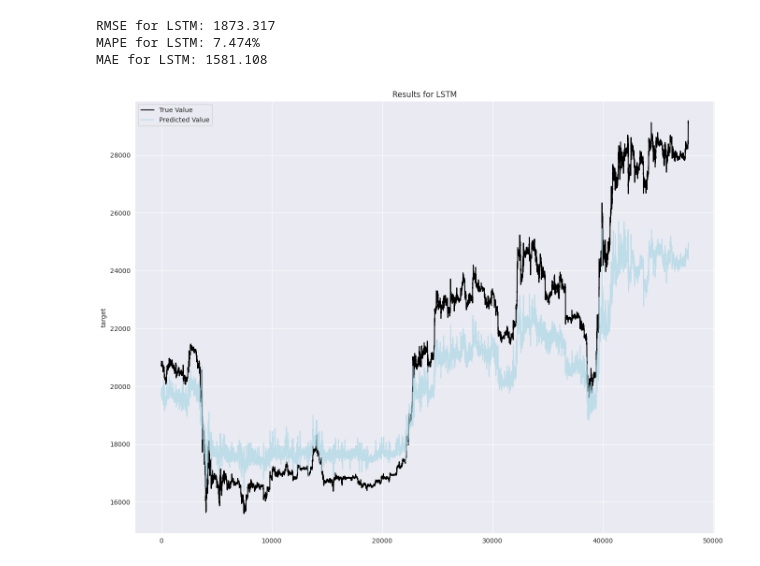
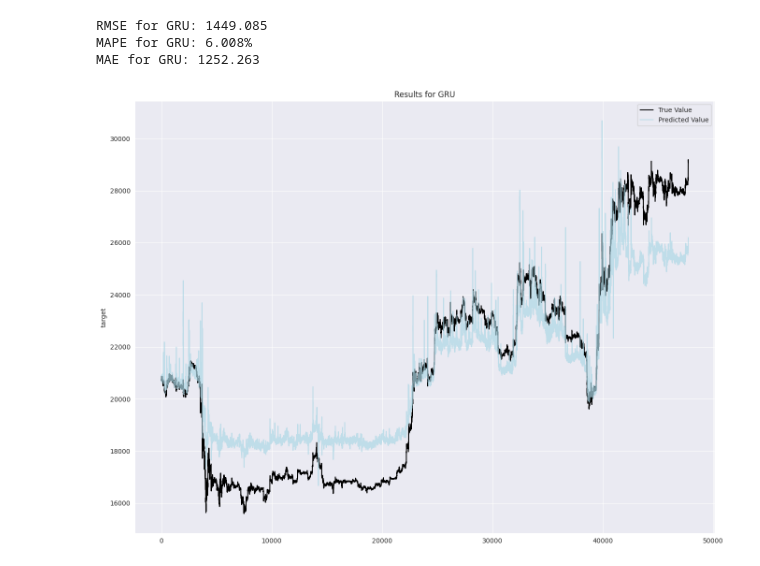
Before and after one commit to Nakinamo/Bitcoin-Price-Prediction, a Jupyter notebook: notebook886786a93d.ipynb, the cells around one changed output. Saved outputs shown, nothing was run; the diff lists cells and outputs as text; code cells hidden in the pictures.

```diff
--- a/notebook886786a93d.ipynb
+++ b/notebook886786a93d.ipynb
@@ -201,3 +280,43 @@ class LSTMModel:
+# %%
+from keras.layers import GRU
+
+class GRUModel(BaseModel):
+    def __init__(self, *args, **kwargs):
+        super(GRUModel, self).__init__(*args, **kwargs)
+
+        assert(self.units % (2**(self.n_layers - 1)) == 0)
+
+    def compile(self):
+        self.model = Sequential()
+
+        units = self.units
+        for iteration in range(self.n_layers - 1):
+            if iteration == 0:
+                self.model.add(Bidirectional(GRU(
+                    units=units,
+                    input_shape=(15, 18),
+                    return_sequences=True
+                    )))
+            else:
+                self.model.add(Bidirectional(GRU(
+                    units=units,
+                    return_sequences=True
+                    )))
+            self.model.add(Dropout(self.dropout))
+
+            units //= 2
+
+        self.model.add(Bidirectional(GRU(
+            units=units,
+            return_sequences=False
+            )))
+        self.model.add(Dropout(self.dropout))
+
+        self.model.add(Dense(1, activation='linear'))
+
+        self.model.compile(loss=Huber(), optimizer=RMSprop(learning_rate=self.learning_rate), metrics=['mae'])
+
+        return self
 # %%
 def LSTMObjective(trial, X_train, y_train, X_val, y_val):
     params = {
@@ -227,7 +346,7 @@ data_transformed = lookback_data.copy()
 for i in range(data_transformed.shape[2]):
     data_transformed[:,:,i] = StandardScaler().fit_transform(data_transformed[:,:,i])
 # %%
-model = LSTMModel(n_layers=2, units=64, n_epochs=150, learning_rate=0.0009, dropout=0.25)
+model = GRUModel(n_layers=2, units=64, n_epochs=150, learning_rate=0.0009, dropout=0.25)
 # %%
 X_train, X_val, y_train, y_val = SplitData(data_transformed, target)
 # %%
@@ -266,11 +385,11 @@ DrawGraph(pred, y_train)
 # %%
 results = pd.DataFrame()
-results = CountModelResult(X_val, y_val, results, model, 'LSTM')
+results = CountModelResult(X_val, y_val, results, model, 'GRU')
 # %% [output]
-RMSE for LSTM: 1873.317
-MAPE for LSTM: 7.474%
-MAE for LSTM: 1581.108
+RMSE for GRU: 1449.085
+MAPE for GRU: 6.008%
+MAE for GRU: 1252.263
-[figure, old version]
+[figure, new version]
 # %%
 results
 # %% [output]
```
Also changed, not shown: parts of 8 cells of this notebook.
